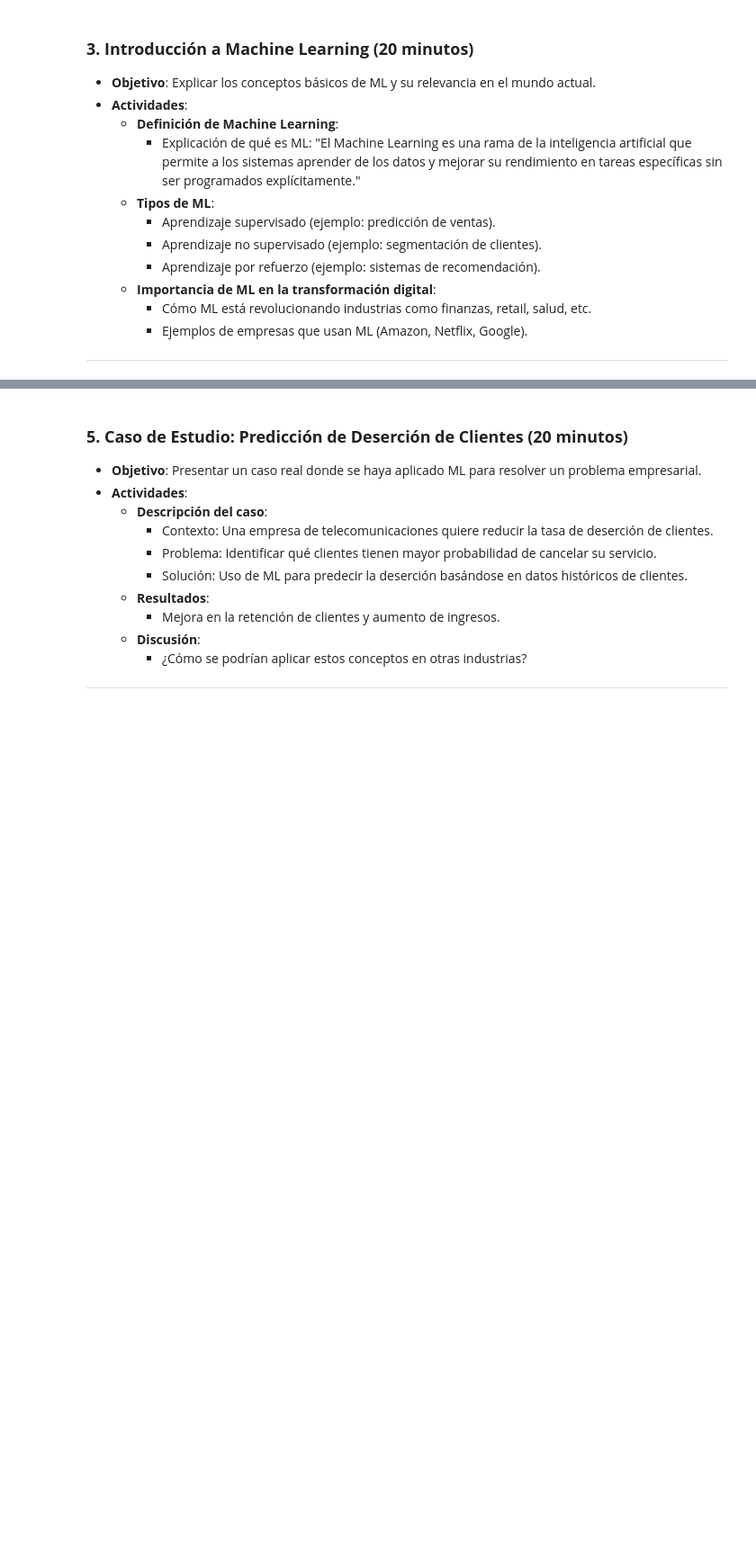
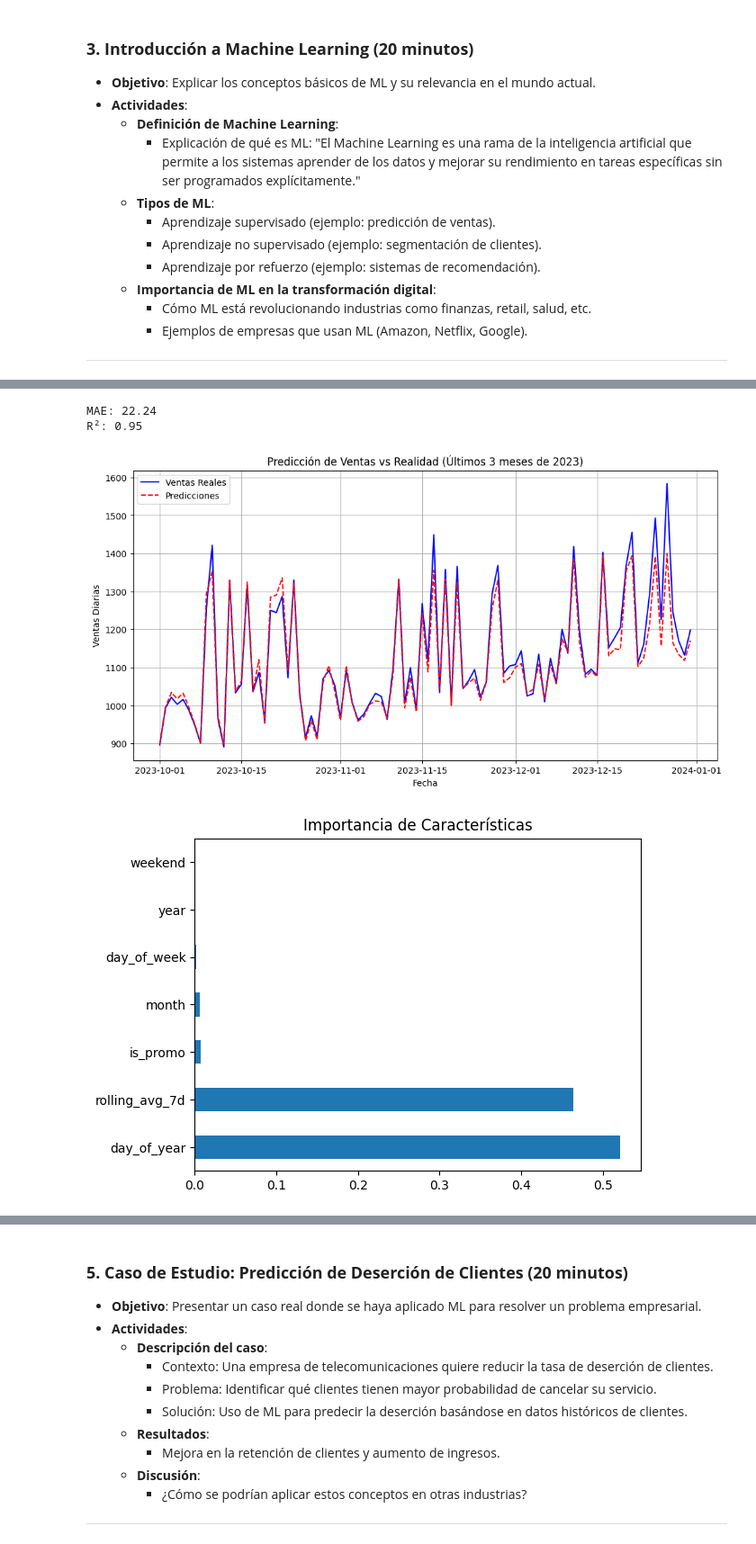
Before and after one commit to marco-canas/linea_invest_didact_math_data, a Jupyter notebook: 3_prop_invest_didact_ml_dl/1_g_lideres/4_fases_investig/1_2_diag_interven/2_secuencia_didac_ml/3_taller_regresion_part_1/3_sesion_teo_introduc/3_sesion_teo_introduc.ipynb, the cells around one changed output, grey strips where cells are left out. Shown at 90% size. Drawn from its saved outputs; the diff is of its cells as text; code cells hidden in the pictures; blank space fills up the shorter version.

```diff
--- a/3_prop_invest_didact_ml_dl/1_g_lideres/4_fases_investig/1_2_diag_interven/2_secuencia_didac_ml/3_taller_regresion_part_1/3_sesion_teo_introduc/3_sesion_teo_introduc.ipynb
+++ b/3_prop_invest_didact_ml_dl/1_g_lideres/4_fases_investig/1_2_diag_interven/2_secuencia_didac_ml/3_taller_regresion_part_1/3_sesion_teo_introduc/3_sesion_teo_introduc.ipynb
@@ -200,0 +195,44 @@ Proporcionar a los estudiantes una comprensión clara de los conceptos básicos
+# %%
+
+# 4. Dividir datos (usaremos datos hasta 2023-09-30 para entrenamiento)
+train = df[df['date'] < '2023-10-01']
+test = df[df['date'] >= '2023-10-01']
+# %%
+
+# dividir entre predictores de entrenamiento y etiquetas de entrenamiento
+features = ['day_of_week', 'day_of_year', 'month', 'is_promo', 'rolling_avg_7d', 'year', 'weekend']
+X_train, y_train = train[features], train['sales']
+X_test, y_test = test[features], test['sales']
+# %%
+
+# 5. Entrenar modelo (Random Forest para capturar relaciones no lineales)
+model = RandomForestRegressor(n_estimators=100, random_state=42)
+model.fit(X_train, y_train)
+
+# 6. Evaluar
+predictions = model.predict(X_test)
+print(f"MAE: {mean_absolute_error(y_test, predictions):.2f}")
+print(f"R²: {r2_score(y_test, predictions):.2f}")
+# %% [output]
+MAE: 22.24
+R²: 0.95
+# %%
+
+# 7. Visualización
+plt.figure(figsize=(12, 6))
+plt.plot(test['date'], y_test, label='Ventas Reales', color='blue')
+plt.plot(test['date'], predictions, label='Predicciones', color='red', linestyle='--')
+plt.title('Predicción de Ventas vs Realidad (Últimos 3 meses de 2023)')
+plt.xlabel('Fecha')
+plt.ylabel('Ventas Diarias')
+plt.legend()
+plt.grid(True)
+plt.show()
+
+# 8. Análisis de importancia de características
+importances = pd.Series(model.feature_importances_, index=features).sort_values(ascending=False)
+importances.plot(kind='barh', title='Importancia de Características')
+plt.show()
+# %% [output]
+[figure, added]
+[figure, added]
```
Also changed, not shown: parts of 45 cells of this notebook, 2 other files.
